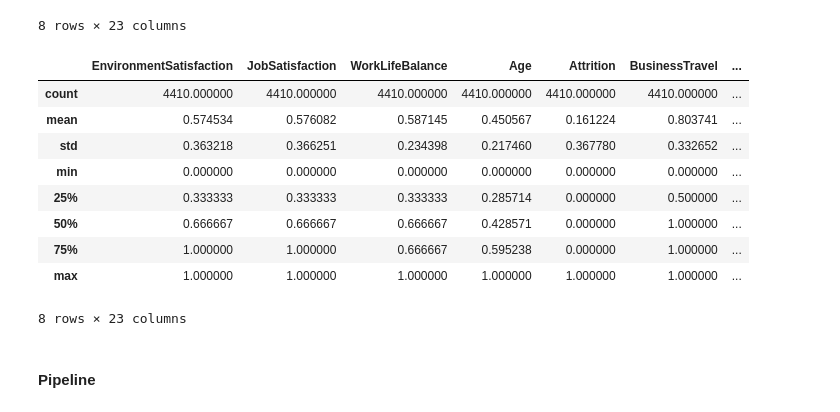
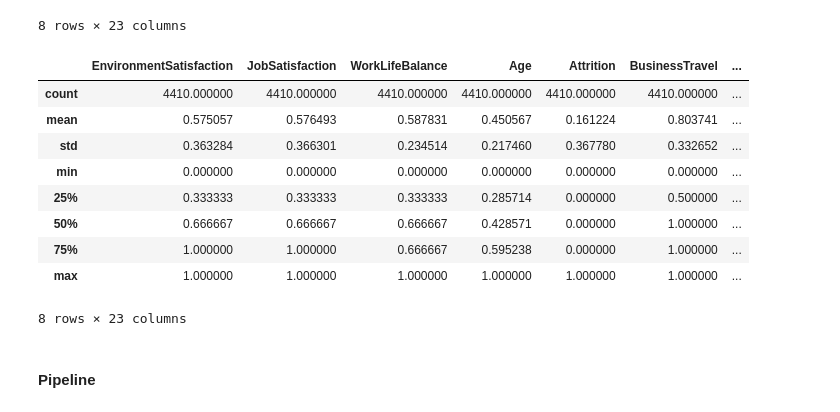
Before and after one commit to ArkaniosCesi/IA_project, a Jupyter notebook: Groupe2_IA.ipynb, the cells around one changed output. Cells and saved outputs as stored; diff of their text form; code cells hidden in the pictures.

```diff
--- a/Groupe2_IA.ipynb
+++ b/Groupe2_IA.ipynb
@@ -401,17 +400,17 @@ df_ethical.describe()
 | max | 1.000000 | 1.000000 | 1.000000 | 1.000000 | 1.000000 | 1.000000 | ... |
 8 rows × 23 columns
 # %%
-def fillNaValuesWithColumnMean(df):
+def fillNaValuesWithColumnMedian(df):
     for column in df.columns:
-        df[column] = df[column].fillna(df[column].mean())
+        df[column] = df[column].fillna(df[column].median())
 # %%
-fillNaValuesWithColumnMean(df_ethical)
+fillNaValuesWithColumnMedian(df_ethical)
 df_ethical.describe()
 # %% [output]
 |  | EnvironmentSatisfaction | JobSatisfaction | WorkLifeBalance | Age | Attrition | BusinessTravel | ... |
 | count | 4410.000000 | 4410.000000 | 4410.000000 | 4410.000000 | 4410.000000 | 4410.000000 | ... |
-| mean | 0.574534 | 0.576082 | 0.587145 | 0.450567 | 0.161224 | 0.803741 | ... |
-| std | 0.363218 | 0.366251 | 0.234398 | 0.217460 | 0.367780 | 0.332652 | ... |
+| mean | 0.575057 | 0.576493 | 0.587831 | 0.450567 | 0.161224 | 0.803741 | ... |
+| std | 0.363284 | 0.366301 | 0.234514 | 0.217460 | 0.367780 | 0.332652 | ... |
 | min | 0.000000 | 0.000000 | 0.000000 | 0.000000 | 0.000000 | 0.000000 | ... |
 | 25% | 0.333333 | 0.333333 | 0.333333 | 0.285714 | 0.000000 | 0.500000 | ... |
 | 50% | 0.666667 | 0.666667 | 0.666667 | 0.428571 | 0.000000 | 1.000000 | ... |
```
Also changed, not shown: parts of 60 cells of this notebook.
